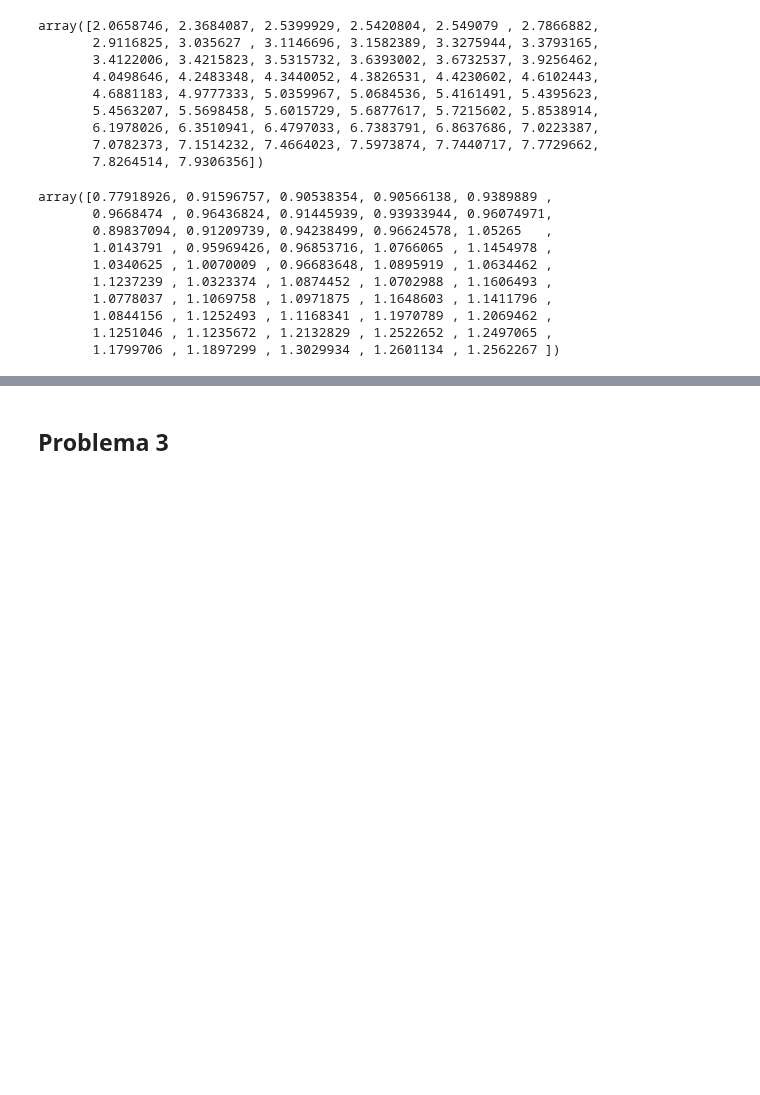
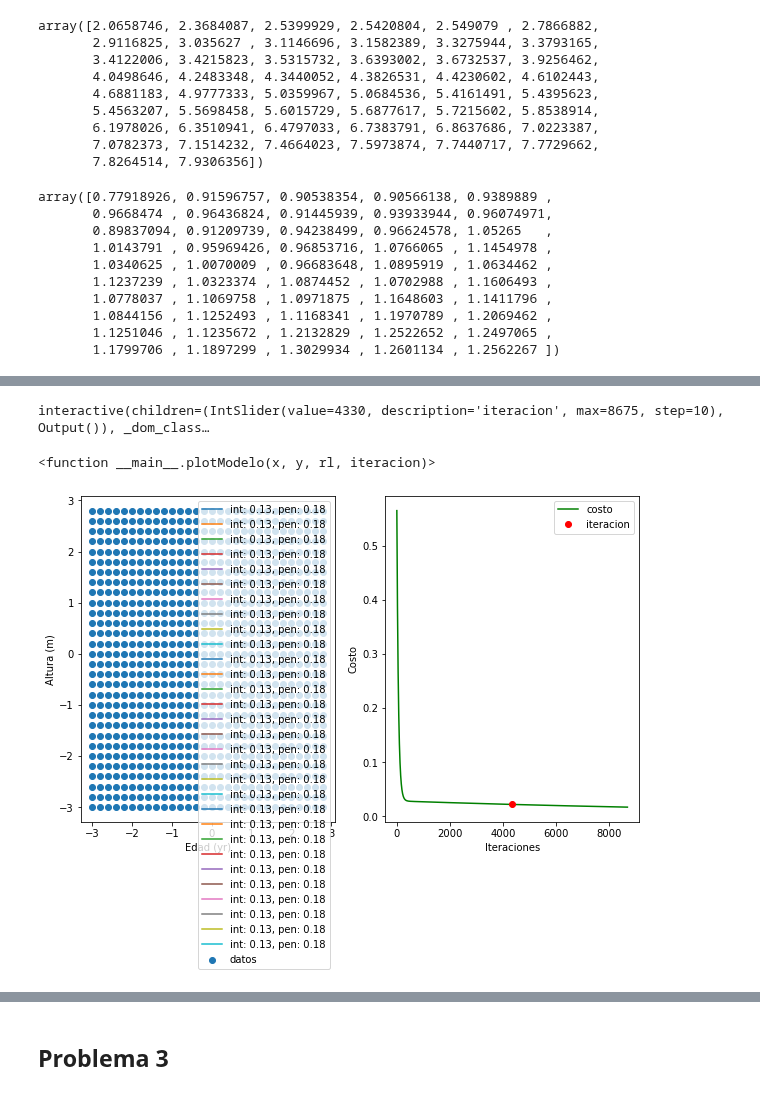
Before and after one commit to Skalas/Matematicas-Computacionales-fall2021, a Jupyter notebook: alumnos/DaraMeneses/Tareas/tarea1-DaraMeneses.ipynb, the cells around one changed output, grey strips where cells are left out. Saved outputs shown, nothing was run; the diff lists cells and outputs as text; code cells hidden in the pictures; blank space fills up the shorter version.

```diff
--- a/alumnos/DaraMeneses/Tareas/tarea1-DaraMeneses.ipynb
+++ b/alumnos/DaraMeneses/Tareas/tarea1-DaraMeneses.ipynb
@@ -258,0 +260,8 @@ plt.contour(x,y,V,levels ,linewidths=4,cmap=cm.coolwarm);
+# %%
+ultima_iteracion = (RL2.breaking_iteration - 1) if RL2.breaking_iteration else (RL2.max_iters - 1)
+
+interact(plotModelo, x=fixed(X), y=fixed(Y), rl=fixed(RL2), iteracion=(0,ultima_iteracion,10))
+# %% [output]
+interactive(children=(IntSlider(value=4330, description='iteracion', max=8675, step=10), Output()), _dom_class…
+<function __main__.plotModelo(x, y, rl, iteracion)>
+[figure, added]
```
Also changed, not shown: parts of 21 cells of this notebook, 1 other file.
